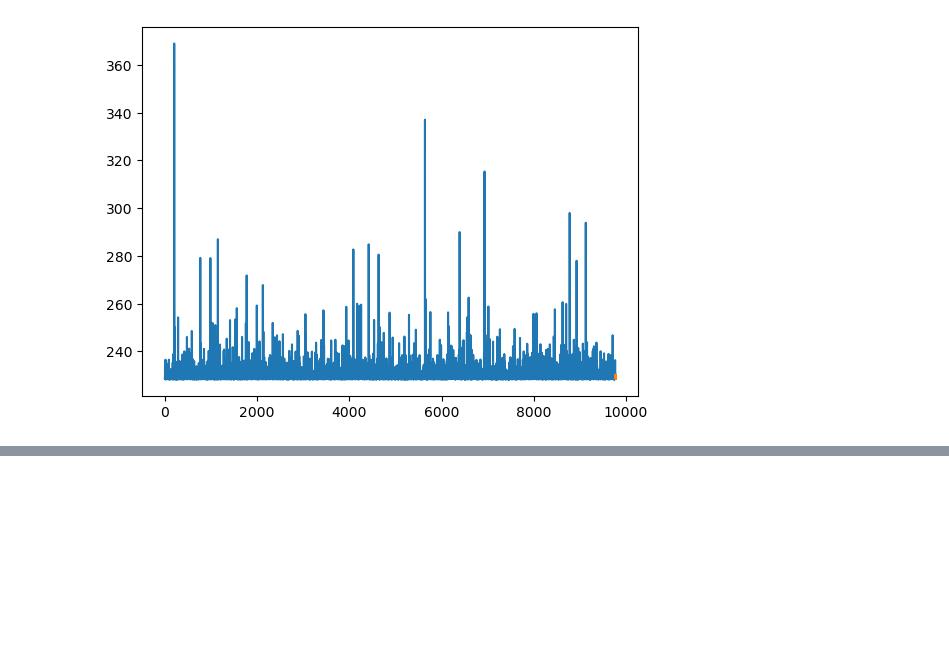
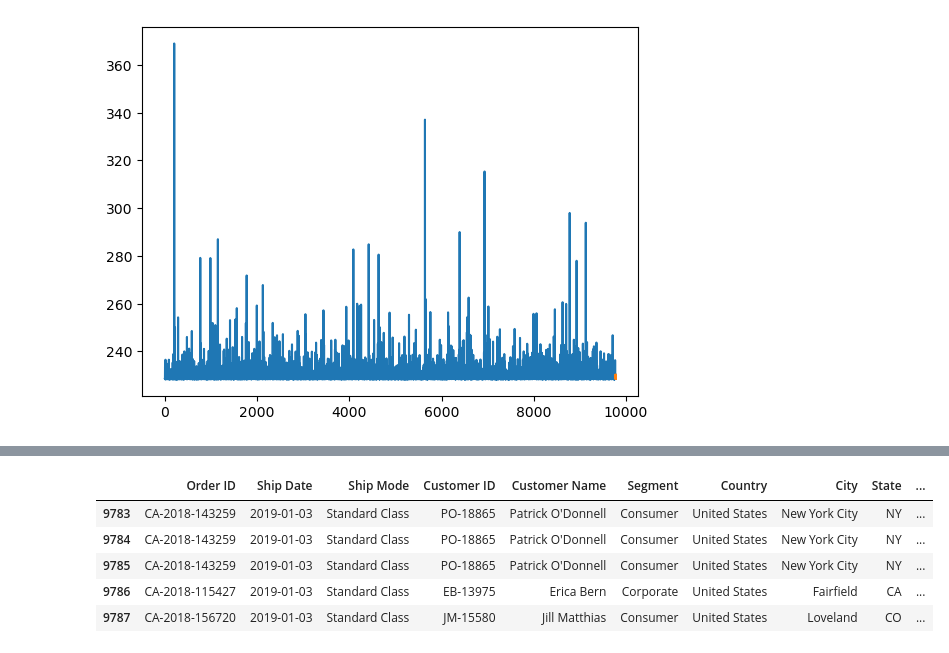
Before and after one commit to k8od/MLDataVis, a Jupyter notebook: ML_DVCA2.ipynb, the cells around one changed output, grey strips where cells are left out. Saved outputs shown, nothing was run; the diff lists cells and outputs as text; code cells hidden in the pictures; blank space fills up the shorter version.

```diff
--- a/ML_DVCA2.ipynb
+++ b/ML_DVCA2.ipynb
@@ -1825,0 +489,18 @@ Text(0.5, 0, 'Random Forest Feature Importance')
+# %%
+# Mapping dictionary for state abbreviations
+state_abbr = {
+    'Alabama': 'AL', 'Alaska': 'AK', 'Arizona': 'AZ', 'Arkansas': 'AR', 'California': 'CA',
+    'Colorado': 'CO', 'Connecticut': 'CT', 'Delaware': 'DE', 'Florida': 'FL', 'Georgia': 'GA',
+    'Hawaii': 'HI', 'Idaho': 'ID', 'Illinois': 'IL', 'Indiana': 'IN', 'Iowa': 'IA',
+    'Kansas': 'KS', 'Kentucky': 'KY', 'Louisiana': 'LA', 'Maine': 'ME', 'Maryland': 'MD',
+    'Massachusetts': 'MA', 'Michigan': 'MI', 'Minnesota': 'MN', 'Mississippi': 'MS',
+    'Missouri': 'MO', 'Montana': 'MT', 'Nebraska': 'NE', 'Nevada': 'NV', 'New Hampshire': 'NH',
+    'New Jersey': 'NJ', 'New Mexico': 'NM', 'New York': 'NY', 'North Carolina': 'NC',
+    'North Dakota': 'ND', 'Ohio': 'OH', 'Oklahoma': 'OK', 'Oregon': 'OR', 'Pennsylvania': 'PA',
+    'Rhode Island': 'RI', 'South Carolina': 'SC', 'South Dakota': 'SD', 'Tennessee': 'TN',
+    'Texas': 'TX', 'Utah': 'UT', 'Vermont': 'VT', 'Virginia': 'VA', 'Washington': 'WA',
+    'West Virginia': 'WV', 'Wisconsin': 'WI', 'Wyoming': 'WY'
+}
+
+# Replace state names with abbreviations
+df['State'] = df['State'].map(state_abbr)
@@ -1825,0 +521,21 @@ Text(0.5, 0, 'Random Forest Feature Importance')
+# %%
+# Group by both Item and Sub_Item to get total sales for each sub-item
+top_items =df.groupby(['Category', 'Sub-Category']).agg({'Sales': 'sum'}).reset_index()
+
+# Merge the average sales back into the original DataFramE
+df = pd.merge(df, top_items, on = 'Sub-Category', how = 'left')
+# %%
+# Rename the new column
+df.rename(columns = {'Category_x': 'Category'}, inplace = True)
+df.rename(columns = {'Category_y': 'Category_Sum_Sales'}, inplace = True)
+df.rename(columns = {'Sales_y': 'Sales_Sum_Category'}, inplace = True)
+df.rename(columns = {'Sales_x': 'Sales'}, inplace = True)
+# %%
+df.tail()
+# %% [output]
+|  | Order ID | Ship Date | Ship Mode | Customer ID | Customer Name | Segment | Country | City | State | ... |
+| 9783 | CA-2018-143259 | 2019-01-03 | Standard Class | PO-18865 | Patrick O'Donnell | Consumer | United States | New York City | NY | ... |
+| 9784 | CA-2018-143259 | 2019-01-03 | Standard Class | PO-18865 | Patrick O'Donnell | Consumer | United States | New York City | NY | ... |
+| 9785 | CA-2018-143259 | 2019-01-03 | Standard Class | PO-18865 | Patrick O'Donnell | Consumer | United States | New York City | NY | ... |
+| 9786 | CA-2018-115427 | 2019-01-03 | Standard Class | EB-13975 | Erica Bern | Corporate | United States | Fairfield | CA | ... |
+| 9787 | CA-2018-156720 | 2019-01-03 | Standard Class | JM-15580 | Jill Matthias | Consumer | United States | Loveland | CO | ... |
```
Also changed, not shown: parts of 205 cells of this notebook, 2 other files.
